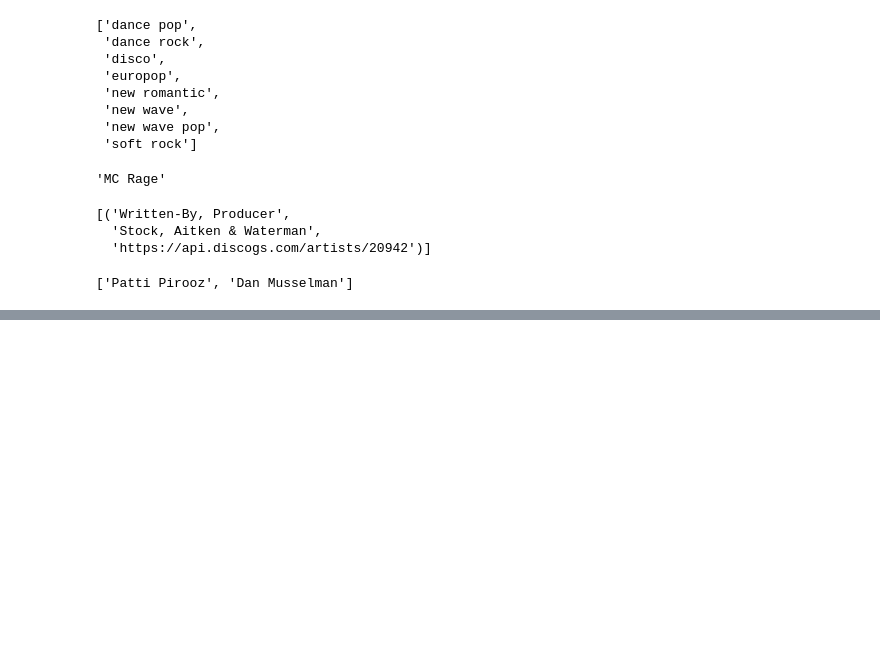
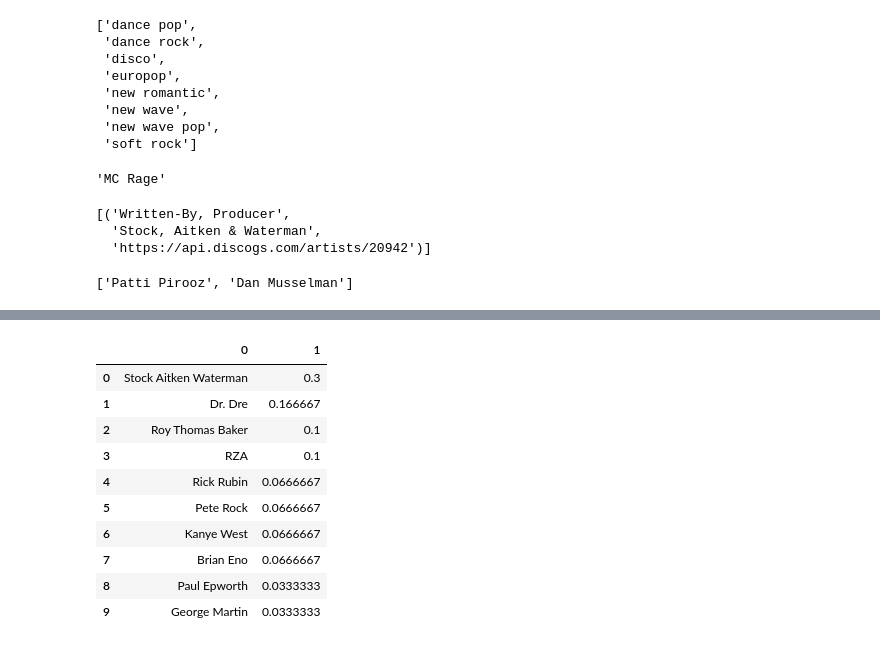
Before and after one commit to mhfisch/production-value, a Jupyter notebook: model_for_web.ipynb, the cells around one changed output, grey strips where cells are left out. Cells and saved outputs as stored; diff of their text form; code cells hidden in the pictures; blank space fills up the shorter version.

```diff
--- a/model_for_web.ipynb
+++ b/model_for_web.ipynb
@@ -733,0 +816,14 @@ b
+# %%
+pd.DataFrame(np.stack([a,b]).T)
+# %% [output]
+|  | 0 | 1 |
+| 0 | Stock Aitken Waterman | 0.3 |
+| 1 | Dr. Dre | 0.166667 |
+| 2 | Roy Thomas Baker | 0.1 |
+| 3 | RZA | 0.1 |
+| 4 | Rick Rubin | 0.0666667 |
+| 5 | Pete Rock | 0.0666667 |
+| 6 | Kanye West | 0.0666667 |
+| 7 | Brian Eno | 0.0666667 |
+| 8 | Paul Epworth | 0.0333333 |
+| 9 | George Martin | 0.0333333 |
```
Also changed, not shown: parts of 13 cells of this notebook, 1 other file.
